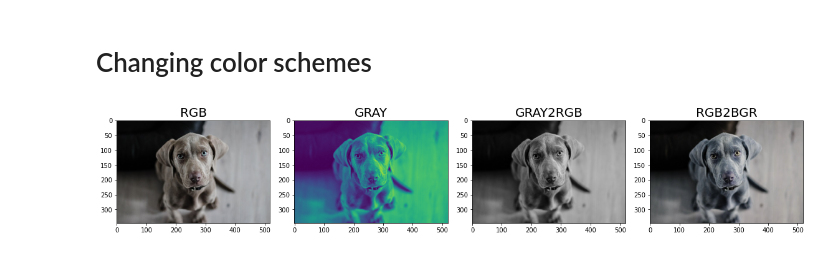
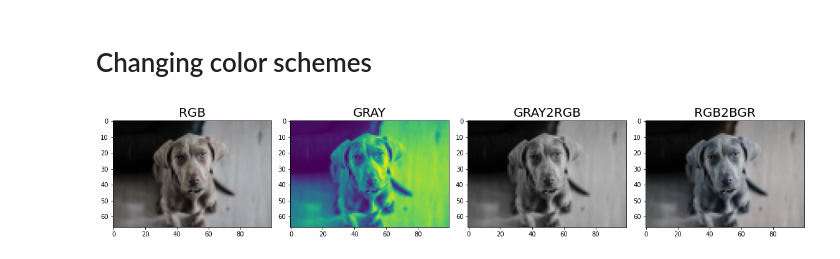
Before and after one commit to grafiszti/itb, a Jupyter notebook: notebooks/Examples.ipynb, the cells around one changed output. Saved outputs shown, nothing was run; the diff lists cells and outputs as text; code cells hidden in the pictures.

Commit message:
added rotation functions and thumbnails

```diff
--- a/notebooks/Examples.ipynb
+++ b/notebooks/Examples.ipynb
@@ -43,18 +47,15 @@ draw(
 # Changing color schemes
 # %%
 draw(
-    [
-        read(TEST_IMG_1),
-        rgb2gray(read(TEST_IMG_1)),
-        gray2rgb(rgb2gray(read(TEST_IMG_1))),
-        rgb2bgr(read(TEST_IMG_1))
-    ],
-    [
-        "RGB",
-        "GRAY",
-        "GRAY2RGB",
-        "RGB2BGR"
-    ]
+    thumbnails(
+        [
+            read(TEST_IMG_1),
+            rgb2gray(read(TEST_IMG_1)),
+            gray2rgb(rgb2gray(read(TEST_IMG_1))),
+            rgb2bgr(read(TEST_IMG_1))
+        ]
+    ),
+    ["RGB", "GRAY", "GRAY2RGB", "RGB2BGR"]
 )
 # %% [output]
-[figure, old version]
+[figure, new version]
```
Also changed, not shown: parts of 5 cells of this notebook, 2 other files.
